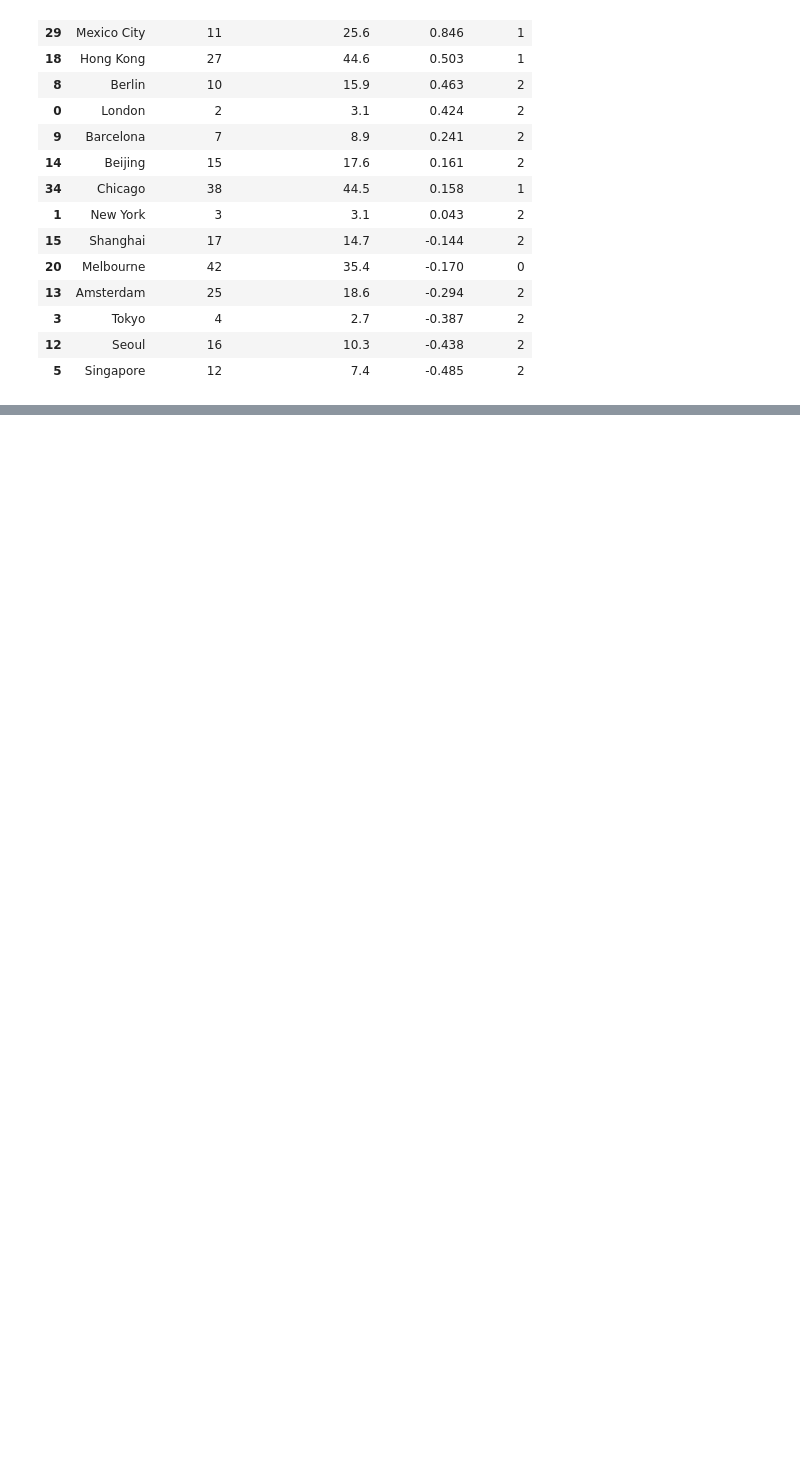
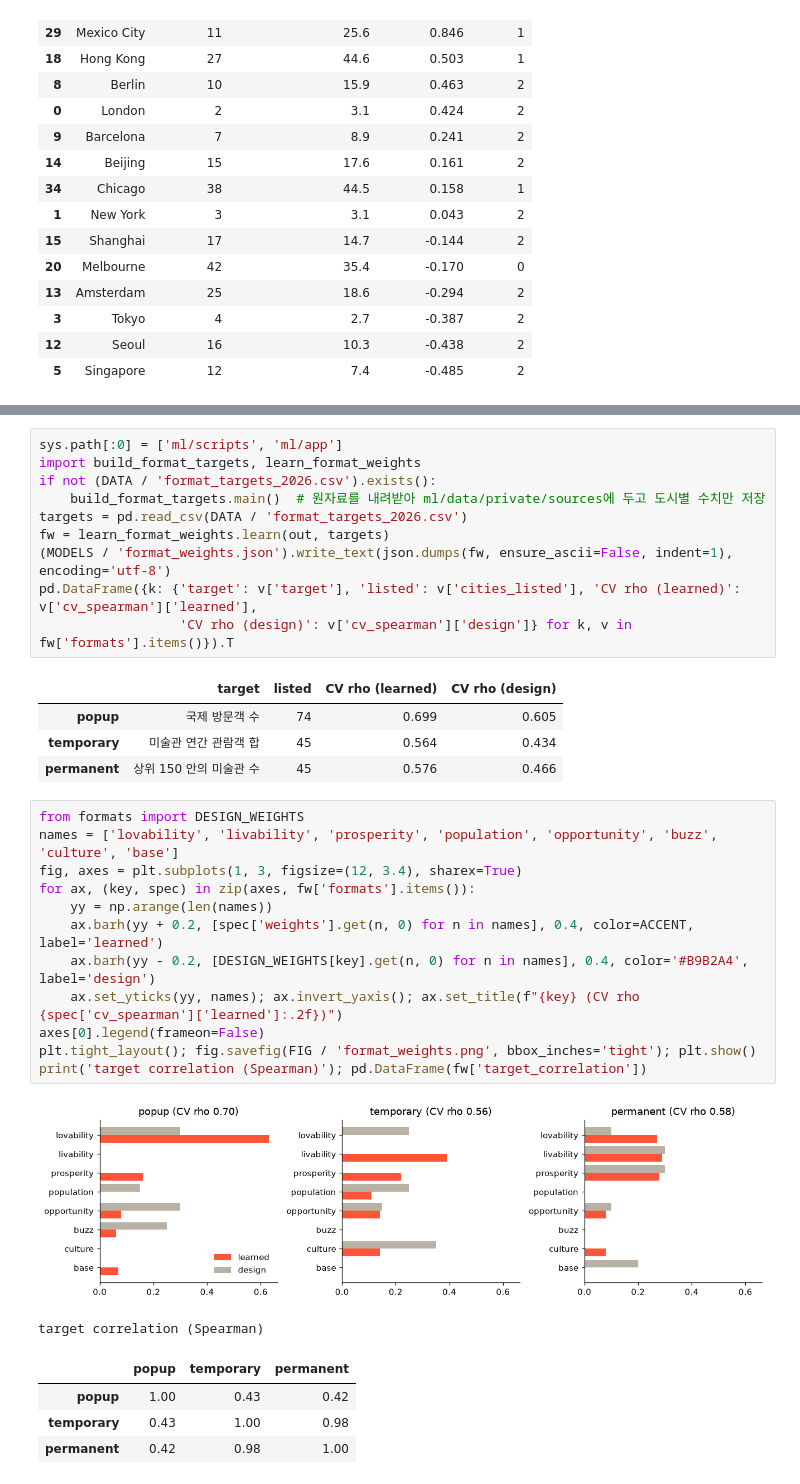
Before and after one commit to beang66/art-city-intelligence, a Jupyter notebook: ml/notebooks/art_city_opportunity_model.ipynb, the cells around one changed output, grey strips where cells are left out. Saved outputs shown, nothing was run; the diff lists cells and outputs as text; blank space fills up the shorter version.

```diff
--- a/ml/notebooks/art_city_opportunity_model.ipynb
+++ b/ml/notebooks/art_city_opportunity_model.ipynb
@@ -334,3 +346,37 @@ out[out.city.isin(ours)].sort_values('opportunity', ascending=False)[['city', 'l
+# %%
+sys.path[:0] = ['ml/scripts', 'ml/app']
+import build_format_targets, learn_format_weights
+if not (DATA / 'format_targets_2026.csv').exists():
+    build_format_targets.main()  # 원자료를 내려받아 ml/data/private/sources에 두고 도시별 수치만 저장
+targets = pd.read_csv(DATA / 'format_targets_2026.csv')
+fw = learn_format_weights.learn(out, targets)
+(MODELS / 'format_weights.json').write_text(json.dumps(fw, ensure_ascii=False, indent=1), encoding='utf-8')
+pd.DataFrame({k: {'target': v['target'], 'listed': v['cities_listed'], 'CV rho (learned)': v['cv_spearman']['learned'],
+                  'CV rho (design)': v['cv_spearman']['design']} for k, v in fw['formats'].items()}).T
+# %% [output]
+|  | target | listed | CV rho (learned) | CV rho (design) |
+| popup | 국제 방문객 수 | 74 | 0.699 | 0.605 |
+| temporary | 미술관 연간 관람객 합 | 45 | 0.564 | 0.434 |
+| permanent | 상위 150 안의 미술관 수 | 45 | 0.576 | 0.466 |
+# %%
+from formats import DESIGN_WEIGHTS
+names = ['lovability', 'livability', 'prosperity', 'population', 'opportunity', 'buzz', 'culture', 'base']
+fig, axes = plt.subplots(1, 3, figsize=(12, 3.4), sharex=True)
+for ax, (key, spec) in zip(axes, fw['formats'].items()):
+    yy = np.arange(len(names))
+    ax.barh(yy + 0.2, [spec['weights'].get(n, 0) for n in names], 0.4, color=ACCENT, label='learned')
+    ax.barh(yy - 0.2, [DESIGN_WEIGHTS[key].get(n, 0) for n in names], 0.4, color='#B9B2A4', label='design')
+    ax.set_yticks(yy, names); ax.invert_yaxis(); ax.set_title(f"{key} (CV rho {spec['cv_spearman']['learned']:.2f})")
+axes[0].legend(frameon=False)
+plt.tight_layout(); fig.savefig(FIG / 'format_weights.png', bbox_inches='tight'); plt.show()
+print('target correlation (Spearman)'); pd.DataFrame(fw['target_correlation'])
+# %% [output]
+[figure, added]
+target correlation (Spearman)
+|  | popup | temporary | permanent |
+| popup | 1.00 | 0.43 | 0.42 |
+| temporary | 0.43 | 1.00 | 0.98 |
+| permanent | 0.42 | 0.98 | 1.00 |
 # %% [markdown]
 ## 한계
 
```
Also changed, not shown: parts of 2 cells of this notebook, 30 other files.
